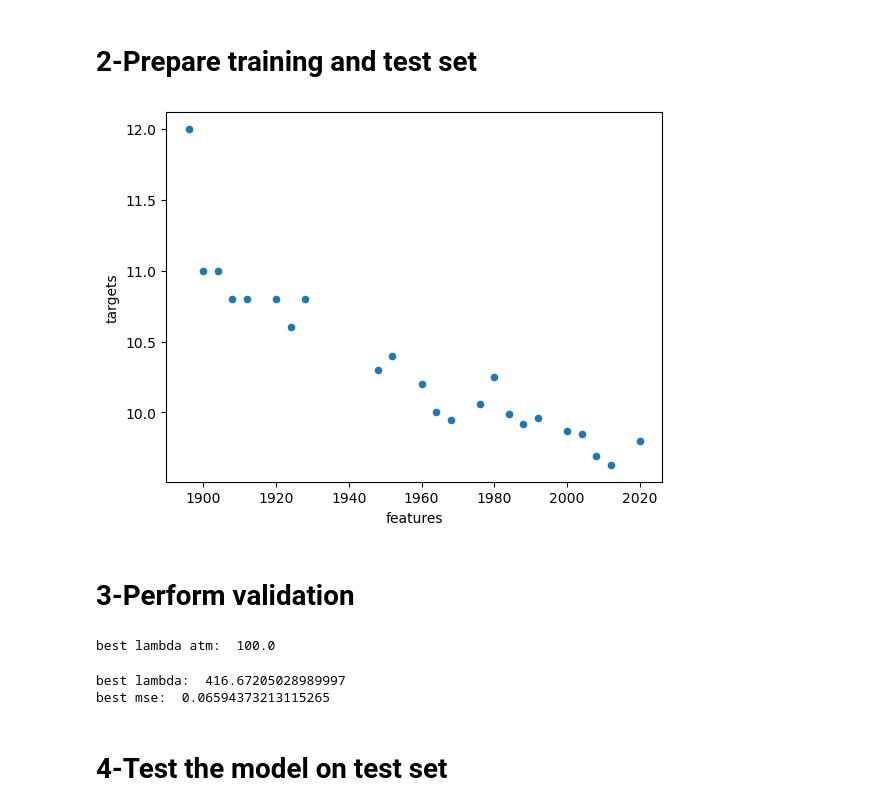
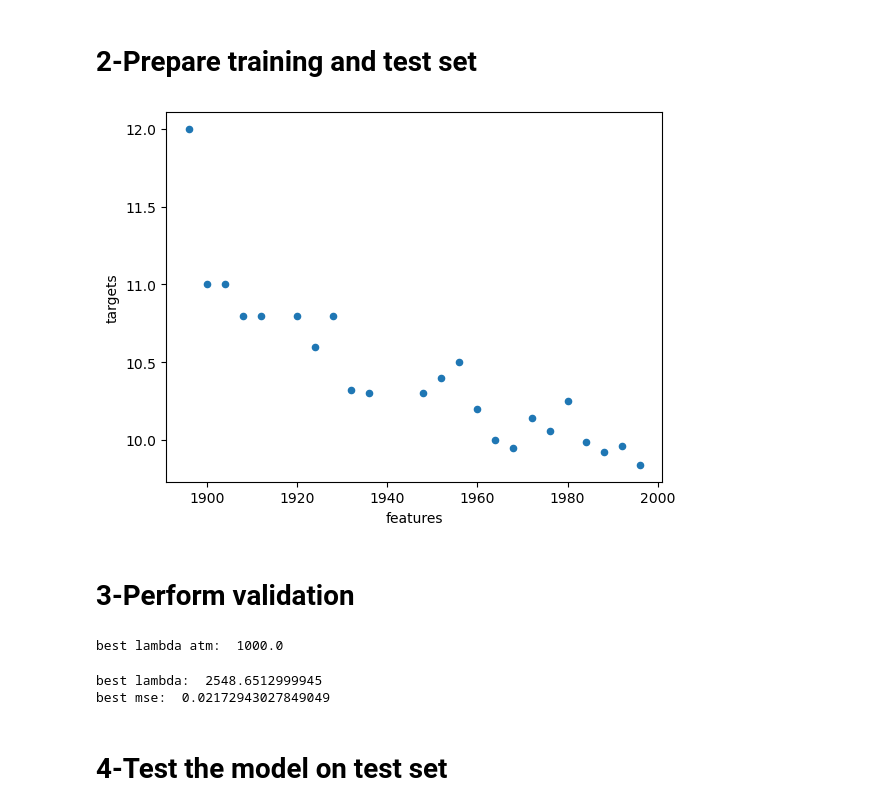
Before and after one commit to Michele2301/MALIS-projects, a Jupyter notebook: Project3/experiments.ipynb, the cells around one changed output. Drawn from its saved outputs; the diff is of its cells as text; code cells hidden in the pictures.

Commit message:
added the time series split cross-validation

```diff
--- a/Project3/experiments.ipynb
+++ b/Project3/experiments.ipynb
@@ -31,32 +31,32 @@ The autoreload extension is already loaded. To reload it, use:
 # %%
 olympics=0
 if olympics==0:
     dataset=pd.read_csv('./Data/olympics_100m.csv')
 else:
     #create using scikit learn a 2 numerical features dataset with 100 samples from a linear distribution
-    from sklearn import make_regression
-    X,Y=make_regression(n_samples=100, n_features=2, noise=2)
+    from sklearn.datasets import make_regression
+    X,Y=make_regression(n_samples=100, n_features=2, noise=100)
     dataset=pd.DataFrame({'features':X[:,0],'features2':X[:,1],'targets':Y})
 from sklearn.model_selection import train_test_split
-dataset_train,dataset_test=train_test_split(dataset,test_size=0.2, random_state=42)
+dataset_train,dataset_test=train_test_split(dataset,test_size=0.2, shuffle=False)
 X=dataset_train.drop('targets',axis=1).values.reshape(-1,dataset_train.shape[1]-1)
 Y=dataset_train['targets'].values.reshape(-1,1)
 
 #plot
 if dataset_train.shape[1]==2:
     dataset_train.plot.scatter(x='features',y='targets')
 # %% [output]
-[figure, old version]
+[figure, new version]
 # %% [markdown]
 # 3-Perform validation
 # %%
 #coarse to fine approach
 from ridge import Ridge_Regression
-## given the low amount of data available we decided to do a K-fold leave-one-out cross validation
+## given the low amount of data available we wanted to do a K-fold leave-one-out cross validation but, given the time constraint, we had to settle for a Time Series Split Cross-Validation.
+## this is taken from this article https://medium.com/@soumyachess1496/cross-validation-in-time-series-566ae4981ce4 where the logic is explained.
 ## the parameter lambda follows a coarse to fine approach
 ## the coarse search is done by selecting the magnitude (with a range from 10^10 to 10^-10) and then searching around it
-k=len(X) #creating N folds where N is the cardinality of the dataset
-fold_size=int(len(X)/k)
+k=int(len(X)/2)
 lambda_mses=[]
 # generates the intervals for the coarse to fine approach from 10^10 to 10^-10
 lambda_values=np.array(10.0 ** np.arange(10, -10, -1))
@@ -64,19 +64,20 @@ for lambda_value in lambda_values:
     # print('Lambda value: ',lambda_value)
     ridge=Ridge_Regression(lambda_value)
     mses=[]
-    for i in range(k):
+    # TODO can't start from 1 because it's not invertible
+    for i in range(len(X)-k,len(X),1):
         # K-fold cross validation (take the data from the i-th fold as test data)
-        Xi=np.concatenate((X[:i*fold_size],X[(i+1)*fold_size:]),axis=0)
-        Yi=np.concatenate((Y[:i*fold_size],Y[(i+1)*fold_size:]),axis=0)
+        Xi=X[:i]
+        Yi=Y[:i]
         ridge.Train(Xi,Yi)
-        y_pred=ridge.Predict(X[i*fold_size:(i+1)*fold_size])
-        mses.append(((Y[i*fold_size:(i+1)*fold_size]-y_pred)**2).mean())
+        y_pred=ridge.Predict(X[i].reshape(1,-1))
+        mses.append(((Y[i]-y_pred)**2).mean())
     lambda_mses.append(np.mean(mses))
     # print('lambda: ',lambda_value,' mse: ',np.mean(mses))
 print('best lambda atm: ',lambda_values[np.argmin(lambda_mses)])
 lambda_value=lambda_values[np.argmin(lambda_mses)]
 # %% [output]
-best lambda atm:  100.0
+best lambda atm:  1000.0
 # %%
 # searching around the discovered magnitude to find the best lambda
 order_of_magnitude=lambda_value
@@ -87,13 +88,14 @@ for order in np.array(10.0 ** np.arange(np.log10(order_of_magnitude)+1, -10, -1)
         # print('lambda_value: ',lambda_value)
         ridge=Ridge_Regression(lambda_value)
         mses=[]
-        for i in range(k):
+        # TODO can't start from 1 because it's not invertible
+        for i in range(len(X)-k,len(X),1):
             # K-fold cross validation (take the data from the i-th fold as test data)
-            Xi=np.concatenate((X[:i*fold_size],X[(i+1)*fold_size:]),axis=0)
-            Yi=np.concatenate((Y[:i*fold_size],Y[(i+1)*fold_size:]),axis=0)
+            Xi=X[:i]
+            Yi=Y[:i]
             ridge.Train(Xi,Yi)
-            y_pred=ridge.Predict(X[i*fold_size:(i+1)*fold_size])
-            mses.append(((Y[i*fold_size:(i+1)*fold_size]-y_pred)**2).mean())
+            y_pred=ridge.Predict(X[i].reshape(1,-1))
+            mses.append(((Y[i]-y_pred)**2).mean())
         lambda_mses.append(np.mean(mses))
         # print('lambda: ',lambda_value,' mse: ',np.mean(lambda_mses))
     # print('best lambda atm: ',lambda_values[np.argmin(lambda_mses)])
@@ -103,8 +105,8 @@ for order in np.array(10.0 ** np.arange(np.log10(order_of_magnitude)+1, -10, -1)
 print('best lambda: ',lambda_value)
 print('best mse: ',best_mse)
 # %% [output]
-best lambda:  416.67205028989997
-best mse:  0.06594373213115265
+best lambda:  2548.6512999945
+best mse:  0.02172943027849049
 # %% [markdown]
 # 4-Test the model on test set
 # %%
```
Also changed, not shown: parts of 3 cells of this notebook.
